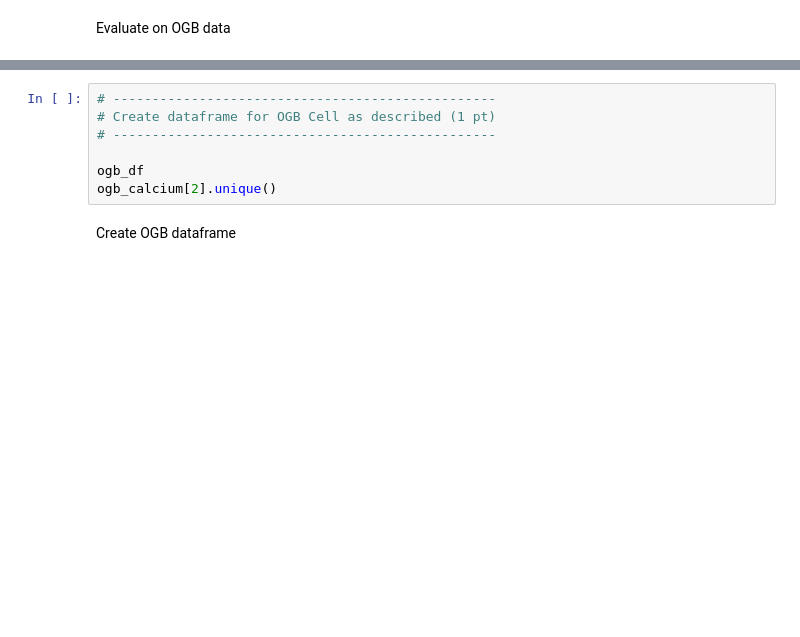
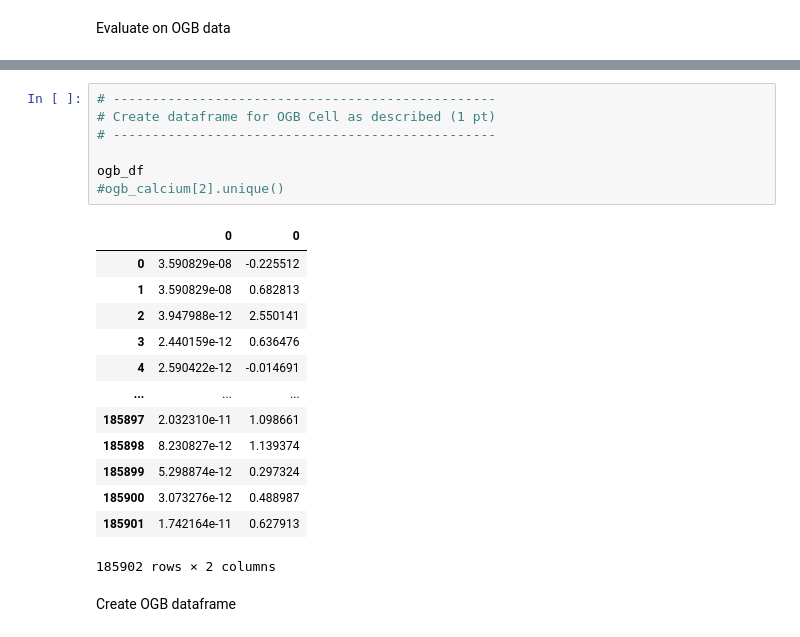
Before and after one commit to mdittschar/NDS, a Jupyter notebook: CodingLab4.ipynb, the cells around one changed output, grey strips where cells are left out. Saved outputs shown, nothing was run; the diff lists cells and outputs as text; blank space fills up the shorter version.

```diff
--- a/CodingLab4.ipynb
+++ b/CodingLab4.ipynb
@@ -420,10 +418,24 @@ Name: 0, Length: 17997, dtype: float64>
 # %%
 # -------------------------------------------------
 # Create dataframe for OGB Cell as described (1 pt)
 # -------------------------------------------------
 
 ogb_df
-ogb_calcium[2].unique()
+#ogb_calcium[2].unique()
+# %% [output]
+|  | 0 | 0 |
+| 0 | 3.590829e-08 | -0.225512 |
+| 1 | 3.590829e-08 | 0.682813 |
+| 2 | 3.947988e-12 | 2.550141 |
+| 3 | 2.440159e-12 | 0.636476 |
+| 4 | 2.590422e-12 | -0.014691 |
+| ... | ... | ... |
+| 185897 | 2.032310e-11 | 1.098661 |
+| 185898 | 8.230827e-12 | 1.139374 |
+| 185899 | 5.298874e-12 | 0.297324 |
+| 185900 | 3.073276e-12 | 0.488987 |
+| 185901 | 1.742164e-11 | 0.627913 |
+185902 rows × 2 columns
 # %% [markdown]
 Create OGB dataframe
 # %%
```
Also changed, not shown: parts of 18 cells of this notebook.
